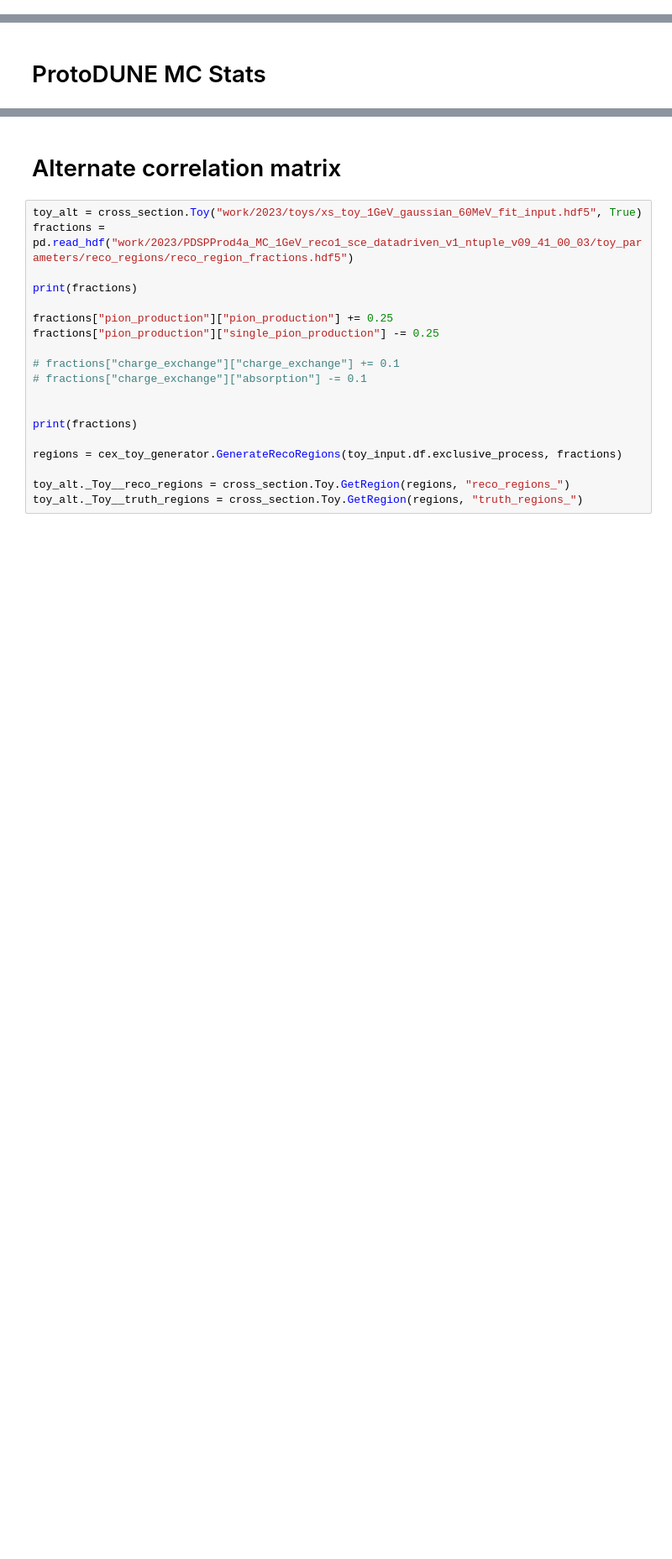
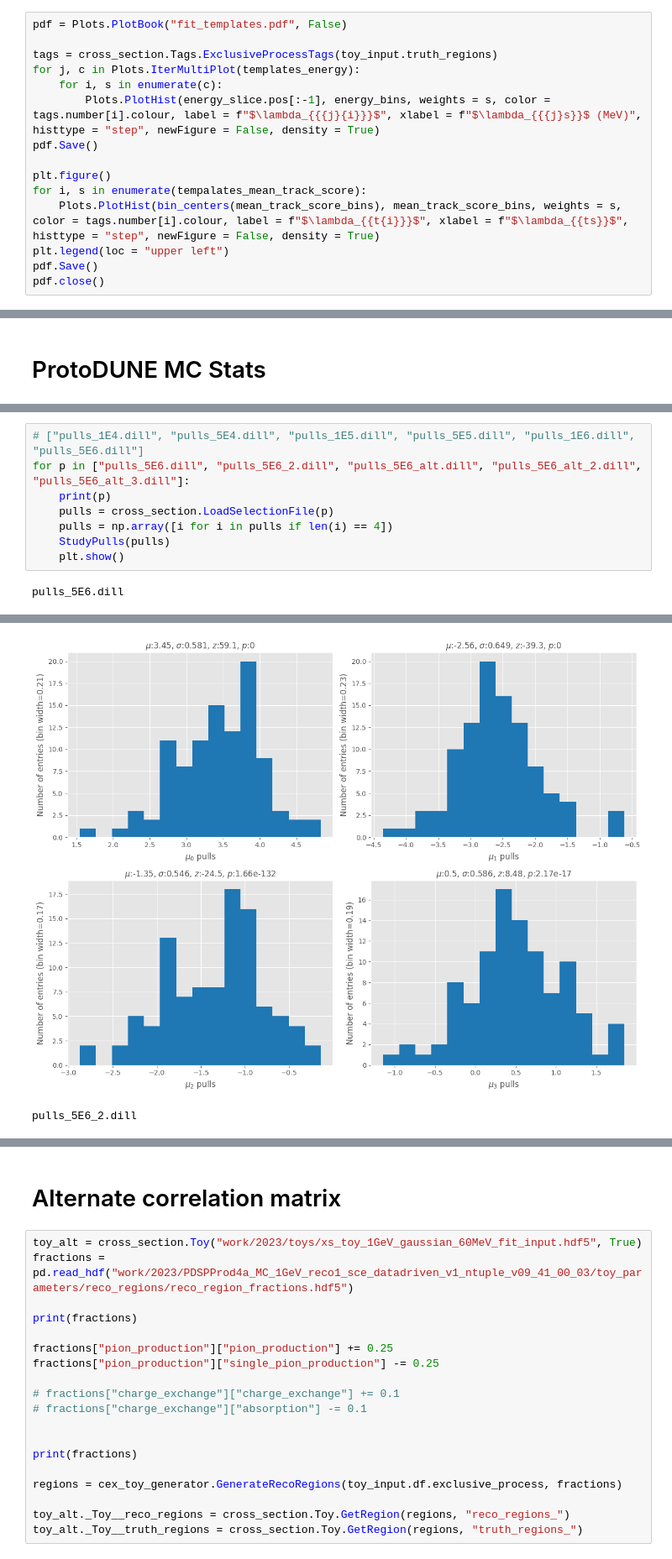
Before and after one commit to dlindebaum/pion-argon-xs-analysis, a Jupyter notebook: analysis/notebooks/cex_region_fit.ipynb, the cells around one changed output, grey strips where cells are left out. Shown at 84% size. Saved outputs shown, nothing was run; the diff lists cells and outputs as text; blank space fills up the shorter version.

```diff
--- a/analysis/notebooks/cex_region_fit.ipynb
+++ b/analysis/notebooks/cex_region_fit.ipynb
@@ -189,0 +278,15 @@ parameters: ['mu_0', 'mu_1', 'mu_2', 'mu_3', 'sample_0_pois_err_0', 'sample_0_po
+# %%
+pdf = Plots.PlotBook("fit_templates.pdf", False)
+
+tags = cross_section.Tags.ExclusiveProcessTags(toy_input.truth_regions)
+for j, c in Plots.IterMultiPlot(templates_energy):
+    for i, s in enumerate(c):
+        Plots.PlotHist(energy_slice.pos[:-1], energy_bins, weights = s, color = tags.number[i].colour, label = f"$\lambda_{{{j}{i}}}$", xlabel = f"$\lambda_{{{j}s}}$ (MeV)", histtype = "step", newFigure = False, density = True)
+pdf.Save()
+
+plt.figure()
+for i, s in enumerate(tempalates_mean_track_score):
+    Plots.PlotHist(bin_centers(mean_track_score_bins), mean_track_score_bins, weights = s, color = tags.number[i].colour, label = f"$\lambda_{{t{i}}}$", xlabel = f"$\lambda_{{ts}}$", histtype = "step", newFigure = False, density = True)
+plt.legend(loc = "upper left")
+pdf.Save()
+pdf.close()
@@ -209,0 +375,10 @@ error  0.002722  0.004337  0.002665  0.006522
+# %%
+# ["pulls_1E4.dill", "pulls_5E4.dill", "pulls_1E5.dill", "pulls_5E5.dill", "pulls_1E6.dill", "pulls_5E6.dill"]
+for p in ["pulls_5E6.dill", "pulls_5E6_2.dill", "pulls_5E6_alt.dill", "pulls_5E6_alt_2.dill", "pulls_5E6_alt_3.dill"]:
+    print(p)
+    pulls = cross_section.LoadSelectionFile(p)
+    pulls = np.array([i for i in pulls if len(i) == 4])
+    StudyPulls(pulls)
+    plt.show()
+# %% [output]
+pulls_5E6.dill
@@ -209,0 +392,2 @@ error  0.002722  0.004337  0.002665  0.006522
+[figure, added]
+pulls_5E6_2.dill
```
Also changed, not shown: parts of 34 cells of this notebook, 3 other files.
